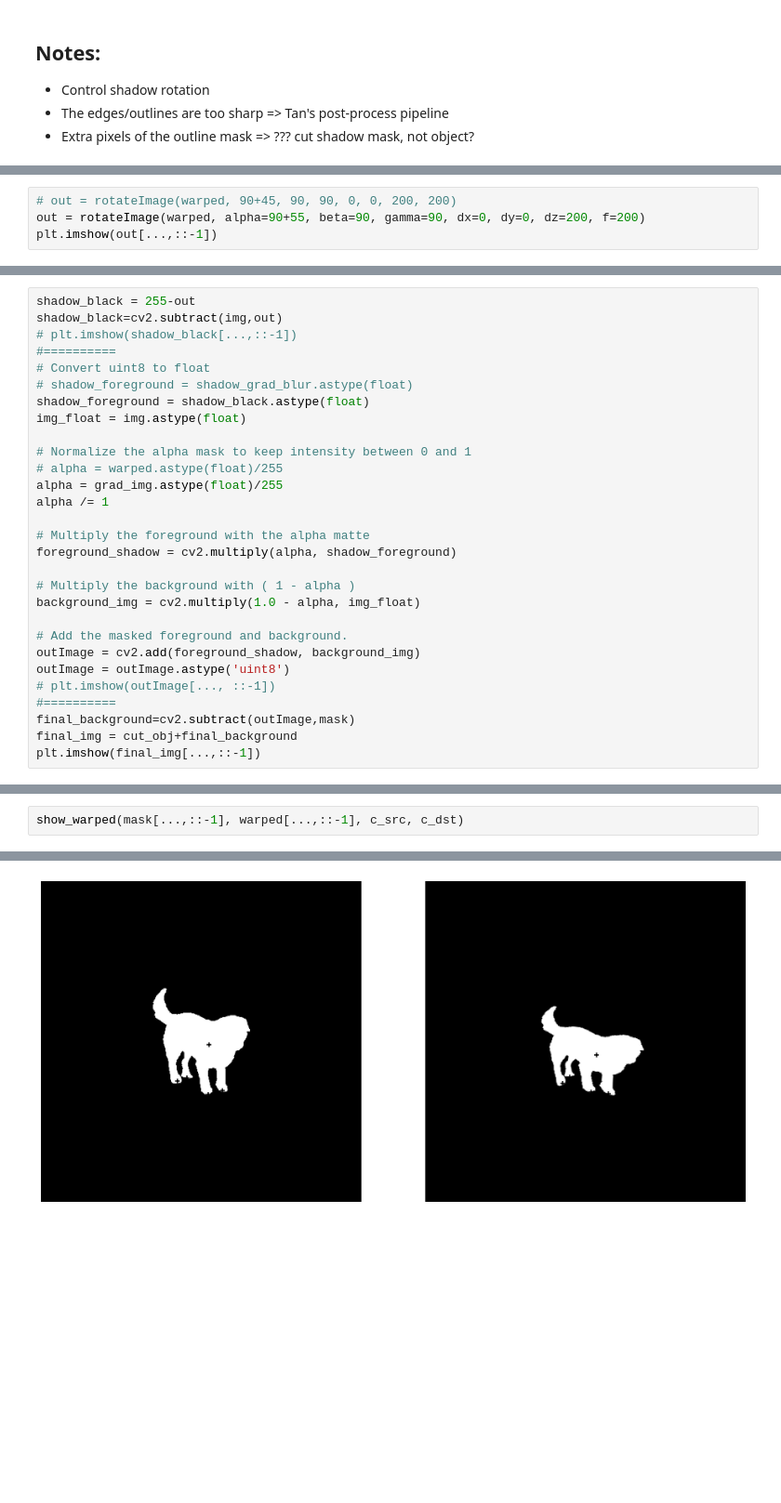
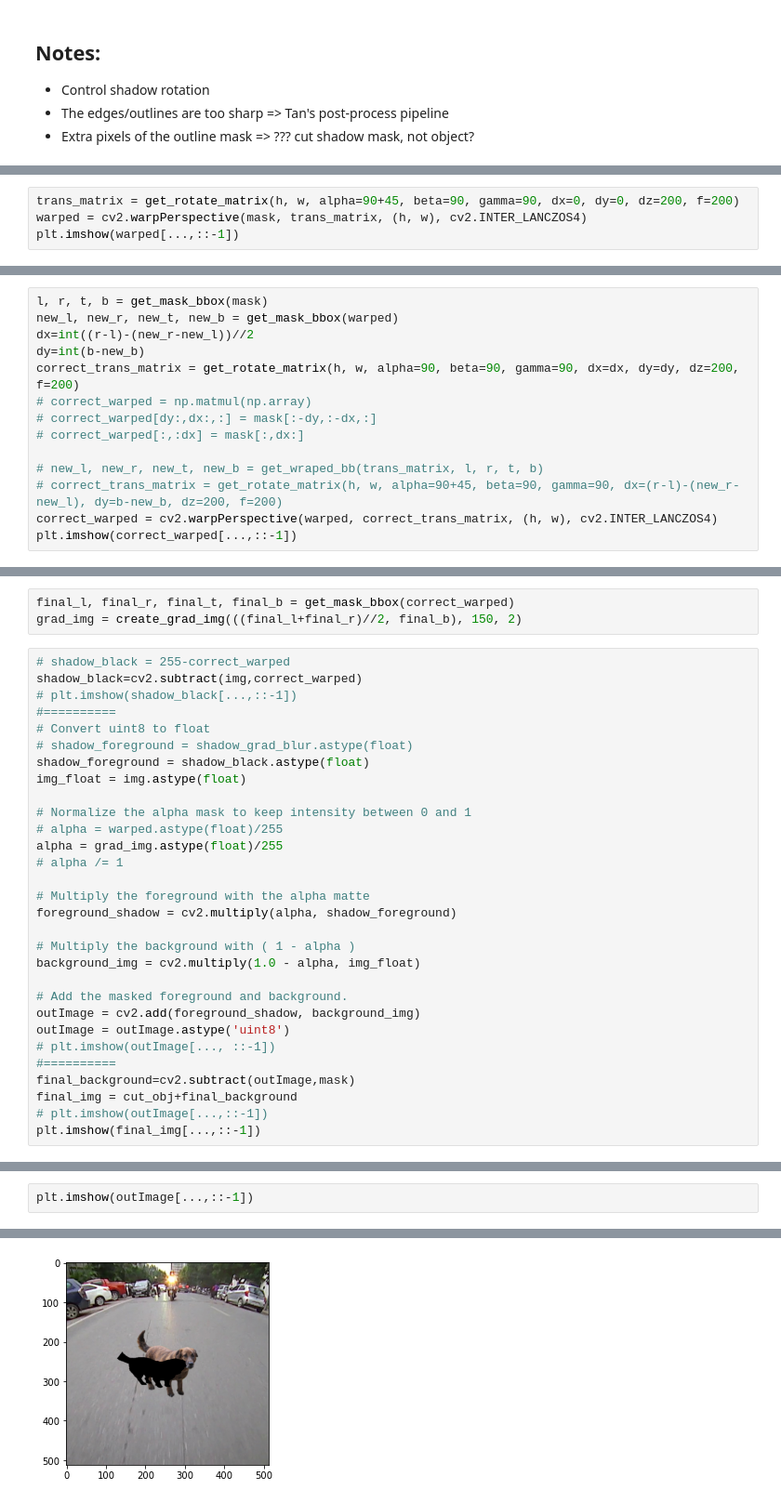
Before and after one commit to duongnhatthang/py-thin-plate-spline, a Jupyter notebook: main.ipynb, the cells around one changed output, grey strips where cells are left out. Shown at 93% size. Saved outputs shown, nothing was run; the diff lists cells and outputs as text; blank space fills up the shorter version.

```diff
--- a/main.ipynb
+++ b/main.ipynb
@@ -291,6 +275,6 @@ plt.imshow(out[...,::-1])
 # %%
-# out = rotateImage(warped, 90+45, 90, 90, 0, 0, 200, 200)
-out = rotateImage(warped, alpha=90+55, beta=90, gamma=90, dx=0, dy=0, dz=200, f=200)
-plt.imshow(out[...,::-1])
+trans_matrix = get_rotate_matrix(h, w, alpha=90+45, beta=90, gamma=90, dx=0, dy=0, dz=200, f=200)
+warped = cv2.warpPerspective(mask, trans_matrix, (h, w), cv2.INTER_LANCZOS4)
+plt.imshow(warped[...,::-1])
 # %% [output]
 <matplotlib.image.AxesImage at 0x...>
@@ -297,0 +308,14 @@ plt.imshow(out[...,::-1])
+# %%
+l, r, t, b = get_mask_bbox(mask)
+new_l, new_r, new_t, new_b = get_mask_bbox(warped)
+dx=int((r-l)-(new_r-new_l))//2
+dy=int(b-new_b)
+correct_trans_matrix = get_rotate_matrix(h, w, alpha=90, beta=90, gamma=90, dx=dx, dy=dy, dz=200, f=200)
+# correct_warped = np.matmul(np.array)
+# correct_warped[dy:,dx:,:] = mask[:-dy,:-dx,:]
+# correct_warped[:,:dx] = mask[:,dx:]
+
+# new_l, new_r, new_t, new_b = get_wraped_bb(trans_matrix, l, r, t, b)
+# correct_trans_matrix = get_rotate_matrix(h, w, alpha=90+45, beta=90, gamma=90, dx=(r-l)-(new_r-new_l), dy=b-new_b, dz=200, f=200)
+correct_warped = cv2.warpPerspective(warped, correct_trans_matrix, (h, w), cv2.INTER_LANCZOS4)
+plt.imshow(correct_warped[...,::-1])
@@ -298,6 +325,9 @@ plt.imshow(out[...,::-1])
+# %%
+final_l, final_r, final_t, final_b = get_mask_bbox(correct_warped)
+grad_img = create_grad_img(((final_l+final_r)//2, final_b), 150, 2)
 # %%
-shadow_black = 255-out
-shadow_black=cv2.subtract(img,out)
+# shadow_black = 255-correct_warped
+shadow_black=cv2.subtract(img,correct_warped)
 # plt.imshow(shadow_black[...,::-1])
 #==========
 # Convert uint8 to float
@@ -308,7 +338,7 @@ img_float = img.astype(float)
 # Normalize the alpha mask to keep intensity between 0 and 1
 # alpha = warped.astype(float)/255
 alpha = grad_img.astype(float)/255
-alpha /= 1
+# alpha /= 1
 
 # Multiply the foreground with the alpha matte
 foreground_shadow = cv2.multiply(alpha, shadow_foreground)
@@ -323,6 +353,7 @@ outImage = outImage.astype('uint8')
 #==========
 final_background=cv2.subtract(outImage,mask)
 final_img = cut_obj+final_background
+# plt.imshow(outImage[...,::-1])
 plt.imshow(final_img[...,::-1])
 # %% [output]
 <matplotlib.image.AxesImage at 0x...>
@@ -330,3 +361,3 @@ plt.imshow(final_img[...,::-1])
 # %%
-show_warped(mask[...,::-1], warped[...,::-1], c_src, c_dst)
+plt.imshow(outImage[...,::-1])
 # %% [output]
@@ -333 +365 @@ show_warped(mask[...,::-1], warped[...,::-1], c_src, c_dst)
-[figure, old version]
+[figure, new version]
```
Also changed, not shown: parts of 17 cells of this notebook.
